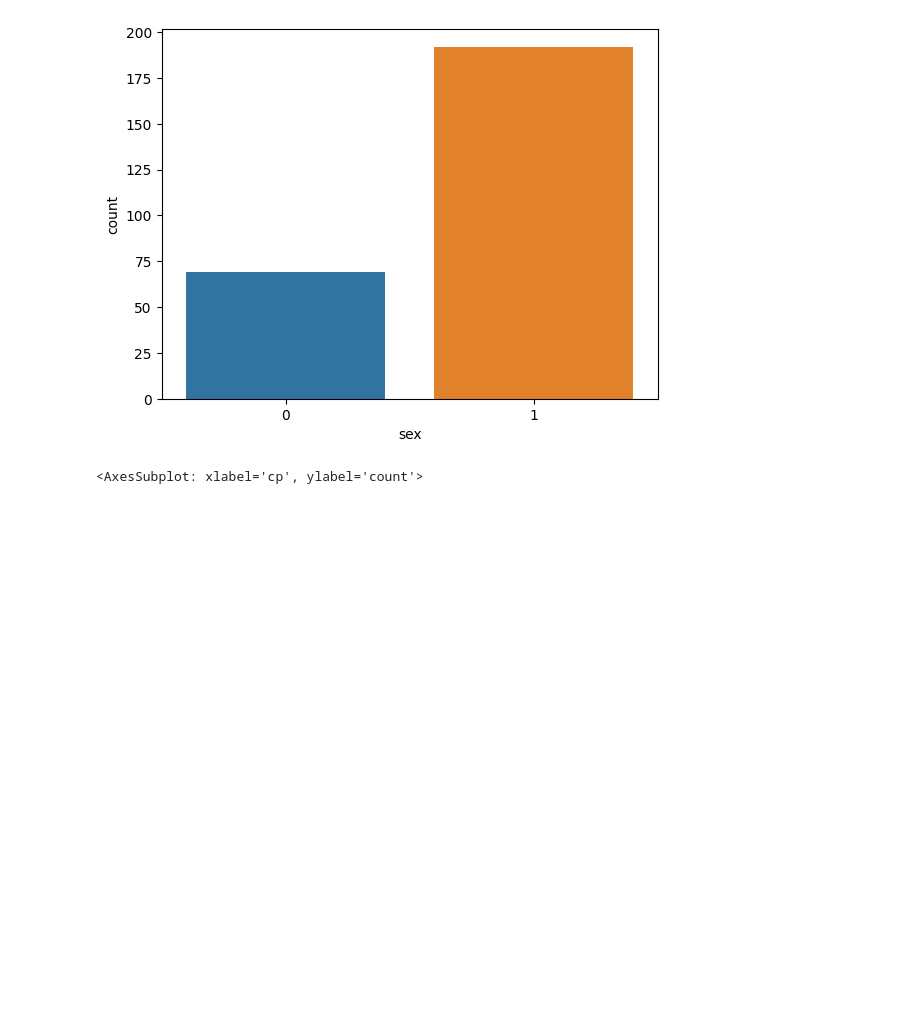
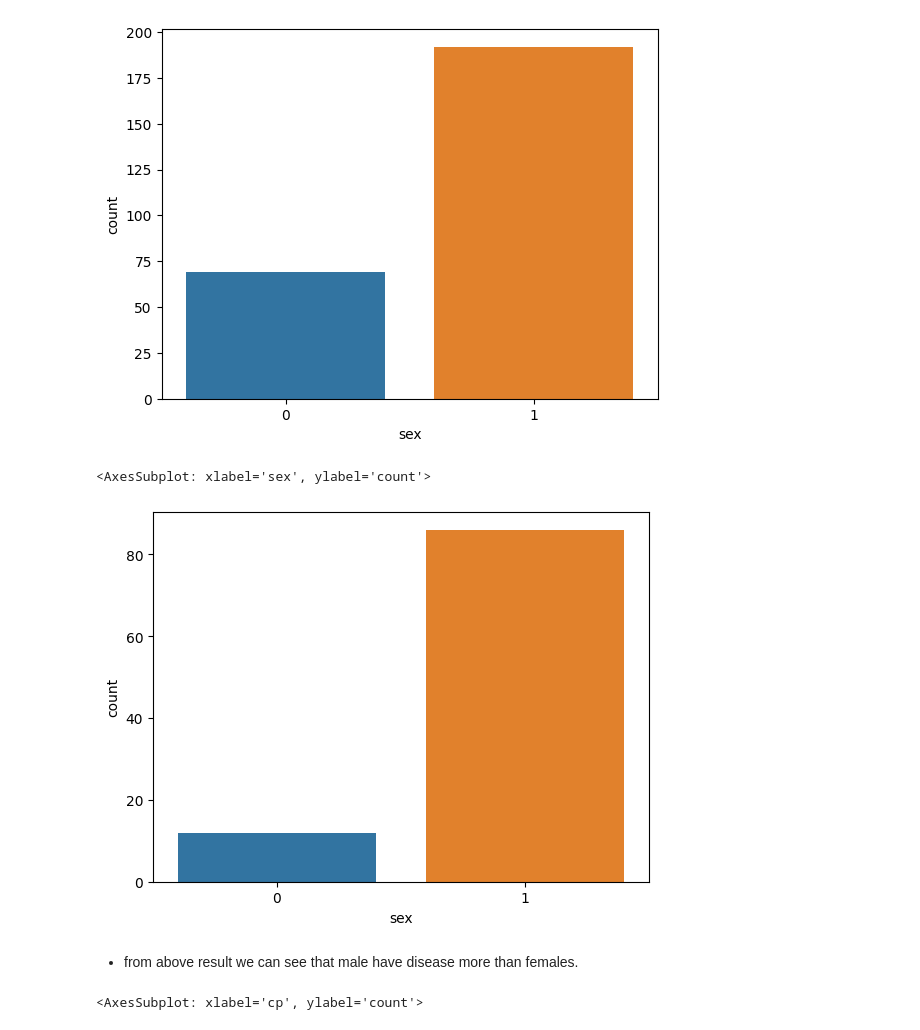
Before and after one commit to supun-bandara/ml-tuesday-course, a Jupyter notebook: ML code.ipynb, the cells around one changed output. Cells and saved outputs as stored; diff of their text form; code cells hidden in the pictures; blank space fills up the shorter version.

```diff
--- a/ML code.ipynb
+++ b/ML code.ipynb
@@ -259,6 +277,13 @@ sns.countplot(x='sex', data=new_df)
 # %% [output]
 <AxesSubplot: xlabel='sex', ylabel='count'>
 [figure]
+# %%
+sns.countplot(x='sex', data=new_df[new_df['num'] == 1])
+# %% [output]
+<AxesSubplot: xlabel='sex', ylabel='count'>
+[figure, added]
+# %% [markdown]
+- from above result we can see that male have disease more than females.
 # %%
 sns.countplot(x='cp', data=new_df)
 # %% [output]
```
Also changed, not shown: parts of 4 cells of this notebook.
